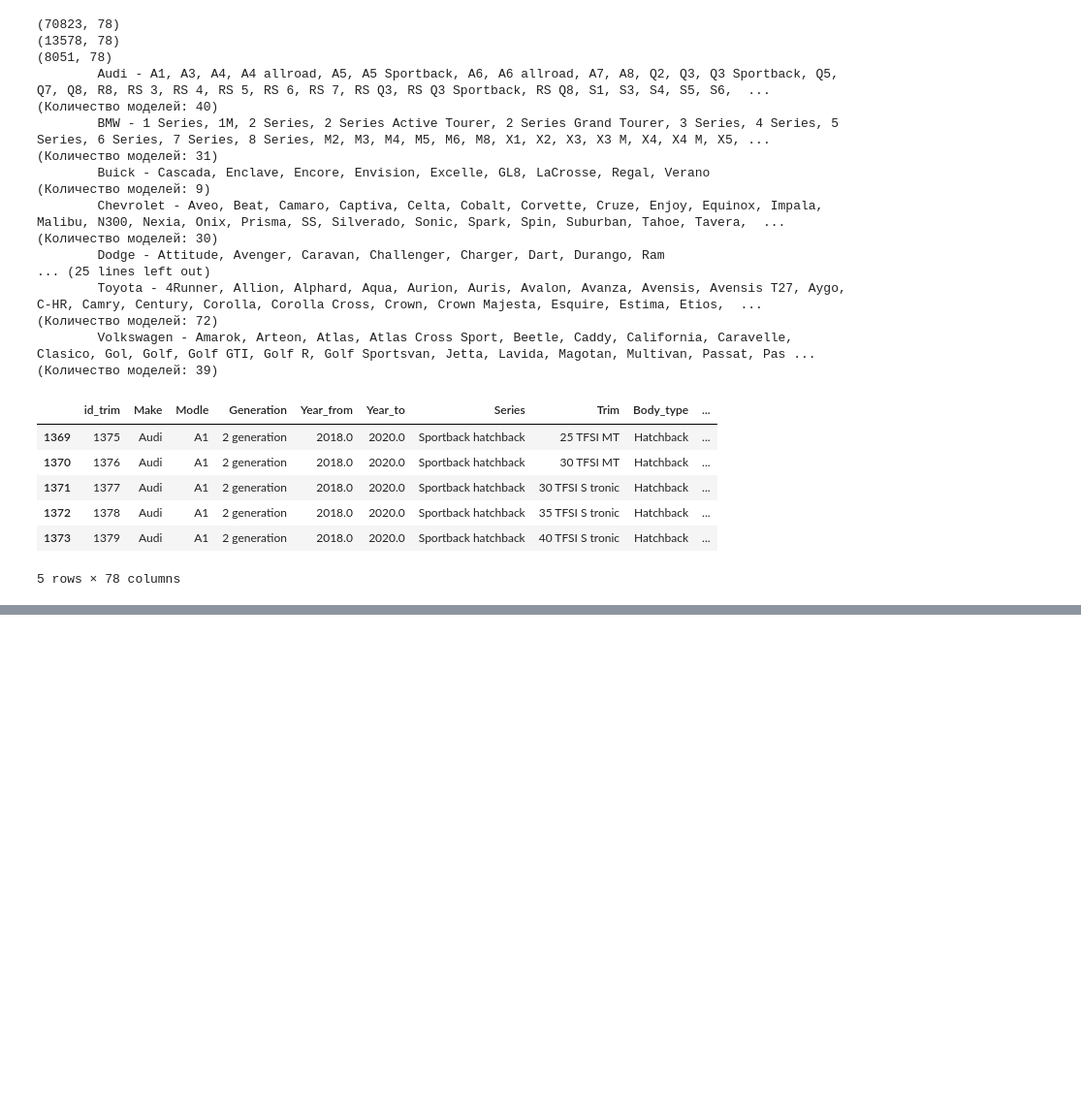
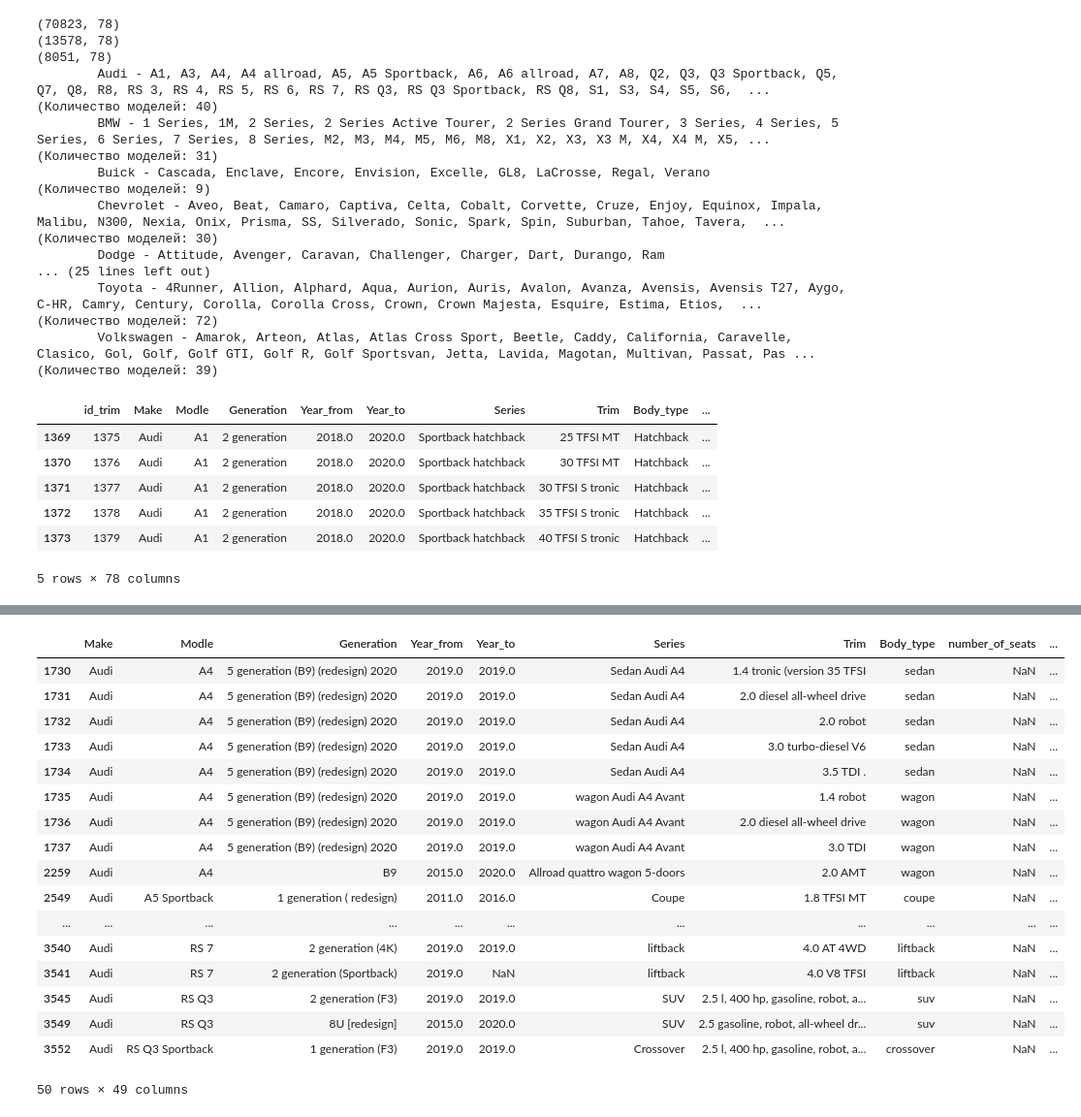
Before and after one commit to Giro216/AI_CAR_ASSISTANT, a Jupyter notebook: app/Service_Recommendation_LLM/cars1945_2020_analyst.ipynb, the cells around one changed output, grey strips where cells are left out. Shown at 97% size. Cells and saved outputs as stored; diff of their text form; code cells hidden in the pictures; blank space fills up the shorter version.

Commit message:
Done first version of DB from cars1945-2020 dataset

```diff
--- a/app/Service_Recommendation_LLM/cars1945_2020_analyst.ipynb
+++ b/app/Service_Recommendation_LLM/cars1945_2020_analyst.ipynb
@@ -259,0 +482,8 @@ print_rows_columns_as_array(filterByRating, 'Make', 'Modle', 'Series', 'Trim', c
+# %%
+def clean_front_brakes(text):
+    if pd.isna(text):
+        return text
+    text = text.replace('disc ventilated', 'ventilated disc')
+    return text
+df['front_brakes'] = df['front_brakes'].apply(clean_front_brakes)
+print(df['front_brakes'].value_counts())
@@ -259,0 +499,16 @@ print_rows_columns_as_array(filterByRating, 'Make', 'Modle', 'Series', 'Trim', c
+# %%
+import re
+
+def clean_text(x):
+    if pd.isna(x):
+        return x
+
+    x = str(x).lower()
+    x = x.replace('\xa0', ' ')
+    x = re.sub(r'[-_/]', ' ', x)
+    x = re.sub(r'\s+', ' ', x)
+
+    return x.strip()
+
+for col in text_cols:
+    df[col] = df[col].apply(clean_text)
@@ -259,0 +570,21 @@ print_rows_columns_as_array(filterByRating, 'Make', 'Modle', 'Series', 'Trim', c
+# %%
+df[df['transmission'].isna()].head(50)
+# %% [output]
+|  | Make | Modle | Generation | Year_from | Year_to | Series | Trim | Body_type | number_of_seats | ... |
+| 1730 | Audi | A4 | 5 generation (B9) (redesign) 2020 | 2019.0 | 2019.0 | Sedan Audi A4 | 1.4 tronic (version 35 TFSI | sedan | NaN | ... |
+| 1731 | Audi | A4 | 5 generation (B9) (redesign) 2020 | 2019.0 | 2019.0 | Sedan Audi A4 | 2.0 diesel all-wheel drive | sedan | NaN | ... |
+| 1732 | Audi | A4 | 5 generation (B9) (redesign) 2020 | 2019.0 | 2019.0 | Sedan Audi A4 | 2.0 robot | sedan | NaN | ... |
+| 1733 | Audi | A4 | 5 generation (B9) (redesign) 2020 | 2019.0 | 2019.0 | Sedan Audi A4 | 3.0 turbo-diesel V6 | sedan | NaN | ... |
+| 1734 | Audi | A4 | 5 generation (B9) (redesign) 2020 | 2019.0 | 2019.0 | Sedan Audi A4 | 3.5 TDI . | sedan | NaN | ... |
+| 1735 | Audi | A4 | 5 generation (B9) (redesign) 2020 | 2019.0 | 2019.0 | wagon Audi A4 Avant | 1.4 robot | wagon | NaN | ... |
+| 1736 | Audi | A4 | 5 generation (B9) (redesign) 2020 | 2019.0 | 2019.0 | wagon Audi A4 Avant | 2.0 diesel all-wheel drive | wagon | NaN | ... |
+| 1737 | Audi | A4 | 5 generation (B9) (redesign) 2020 | 2019.0 | 2019.0 | wagon Audi A4 Avant | 3.0 TDI | wagon | NaN | ... |
+| 2259 | Audi | A4 | B9 | 2015.0 | 2020.0 | Allroad quattro wagon 5-doors | 2.0 AMT | wagon | NaN | ... |
+| 2549 | Audi | A5 Sportback | 1 generation ( redesign) | 2011.0 | 2016.0 | Coupe | 1.8 TFSI MT | coupe | NaN | ... |
+| ... | ... | ... | ... | ... | ... | ... | ... | ... | ... | ... |
+| 3540 | Audi | RS 7 | 2 generation (4K) | 2019.0 | 2019.0 | liftback | 4.0 AT 4WD | liftback | NaN | ... |
+| 3541 | Audi | RS 7 | 2 generation (Sportback) | 2019.0 | NaN | liftback | 4.0 V8 TFSI | liftback | NaN | ... |
+| 3545 | Audi | RS Q3 | 2 generation (F3) | 2019.0 | 2019.0 | SUV | 2.5 l, 400 hp, gasoline, robot, a... | suv | NaN | ... |
+| 3549 | Audi | RS Q3 | 8U [redesign] | 2015.0 | 2020.0 | SUV | 2.5 gasoline, robot, all-wheel dr... | suv | NaN | ... |
+| 3552 | Audi | RS Q3 Sportback | 1 generation (F3) | 2019.0 | 2019.0 | Crossover | 2.5 l, 400 hp, gasoline, robot, a... | crossover | NaN | ... |
+50 rows × 49 columns
```
Also changed, not shown: parts of 72 cells of this notebook, 2 other files.
